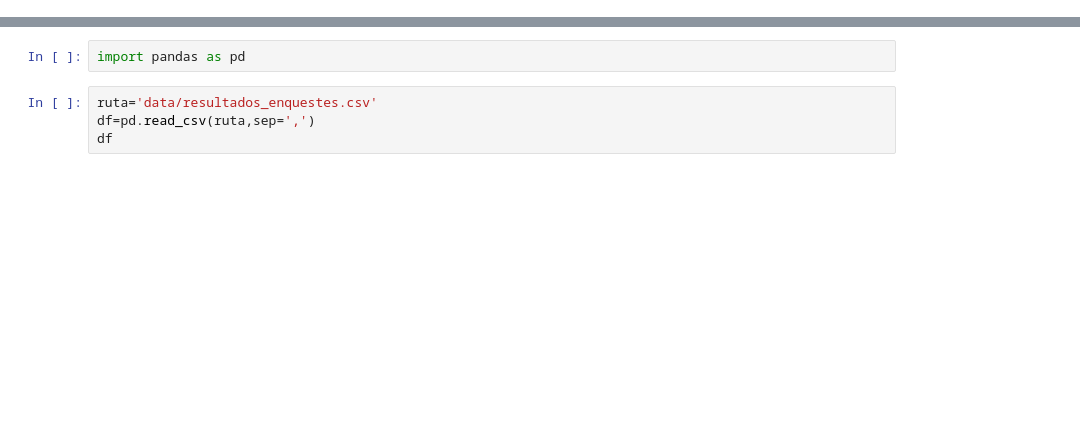
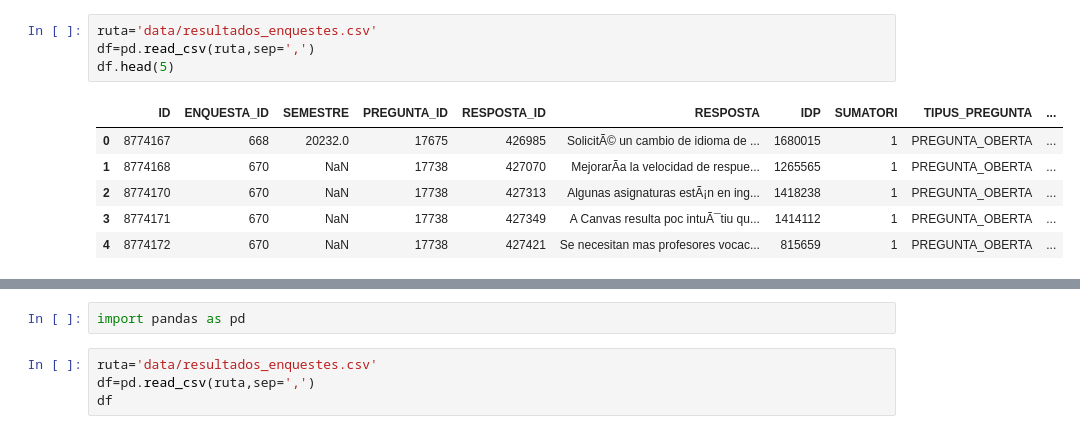
Before and after one commit to asanchezbelb/xavi-npl, a Jupyter notebook: notebook.ipynb, the cells around one changed output, grey strips where cells are left out. Cells and saved outputs as stored; diff of their text form; blank space fills up the shorter version.

```diff
--- a/notebook.ipynb
+++ b/notebook.ipynb
@@ -0,0 +10,11 @@
+# %%
+ruta='data/resultados_enquestes.csv'
+df=pd.read_csv(ruta,sep=',')
+df.head(5)
+# %% [output]
+|  | ID | ENQUESTA_ID | SEMESTRE | PREGUNTA_ID | RESPOSTA_ID | RESPOSTA | IDP | SUMATORI | TIPUS_PREGUNTA | ... |
+| 0 | 8774167 | 668 | 20232.0 | 17675 | 426985 | SolicitÃ© un cambio de idioma de ... | 1680015 | 1 | PREGUNTA_OBERTA | ... |
+| 1 | 8774168 | 670 | NaN | 17738 | 427070 | MejorarÃ­a la velocidad de respue... | 1265565 | 1 | PREGUNTA_OBERTA | ... |
+| 2 | 8774170 | 670 | NaN | 17738 | 427313 | Algunas asignaturas estÃ¡n en ing... | 1418238 | 1 | PREGUNTA_OBERTA | ... |
+| 3 | 8774171 | 670 | NaN | 17738 | 427349 | A Canvas resulta poc intuÃ¯tiu qu... | 1414112 | 1 | PREGUNTA_OBERTA | ... |
+| 4 | 8774172 | 670 | NaN | 17738 | 427421 | Se necesitan mas profesores vocac... | 815659 | 1 | PREGUNTA_OBERTA | ... |
```
Also changed, not shown: parts of 14 cells of this notebook, 47 other files.
